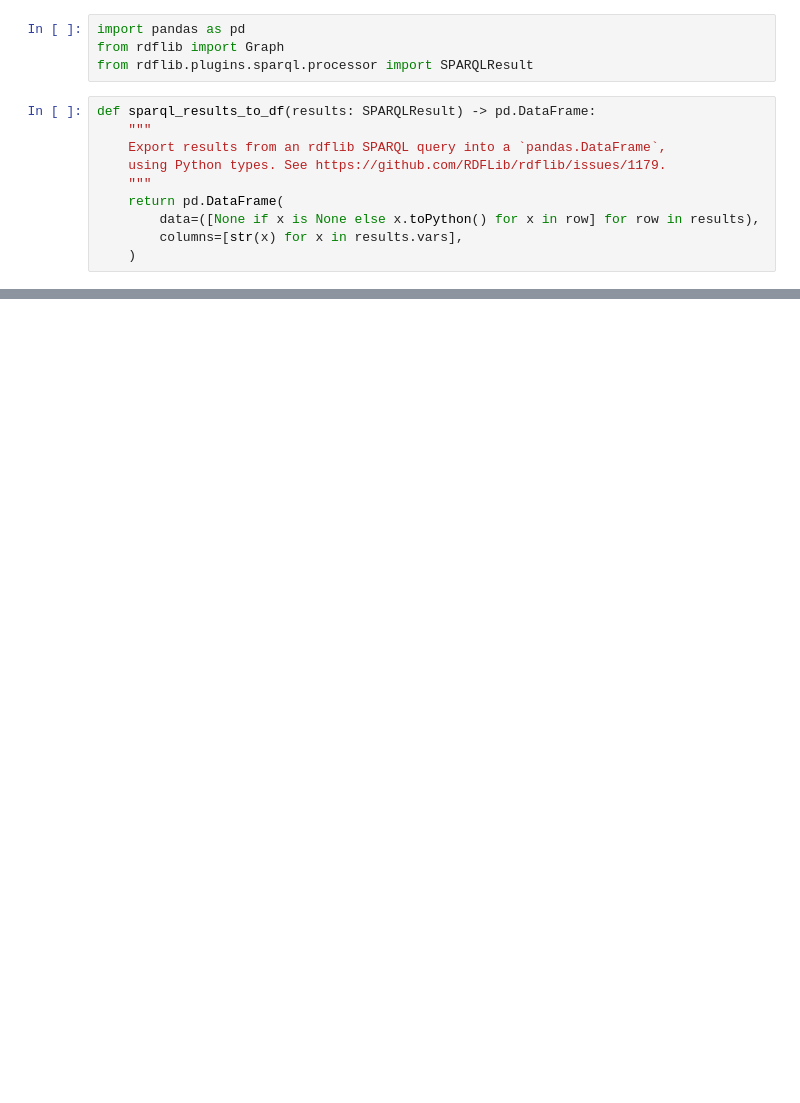
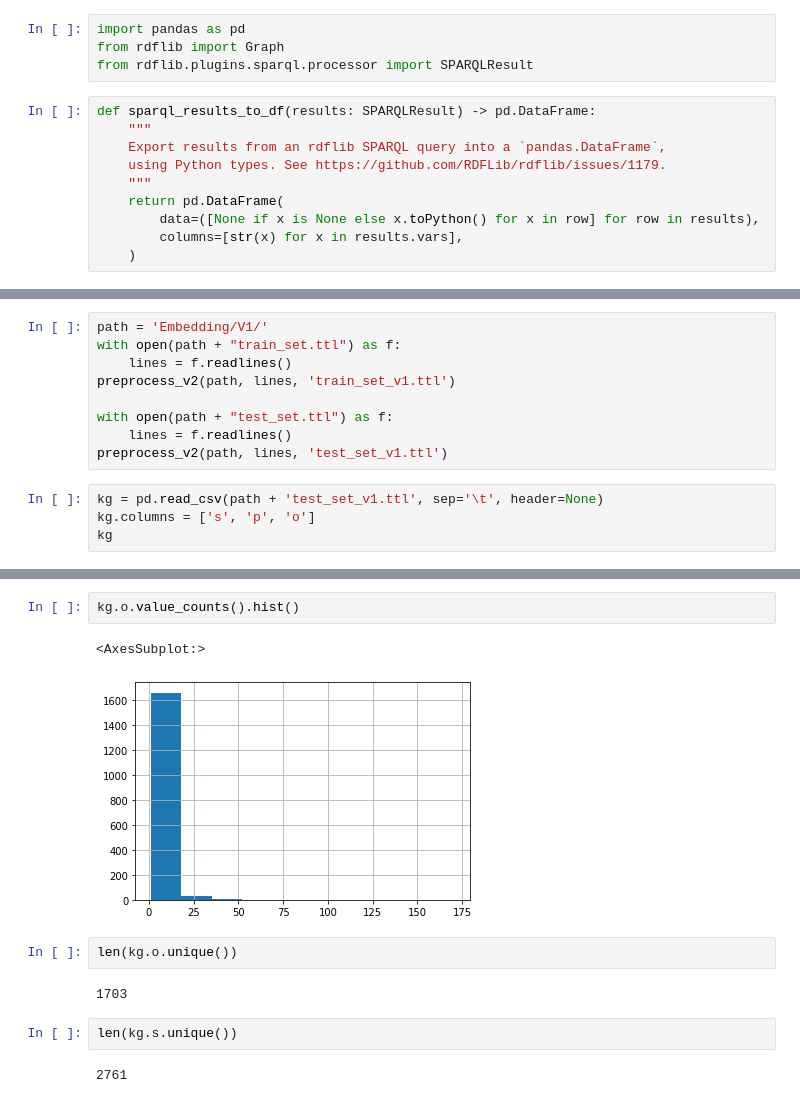
Before and after one commit to SDM-TIB/Project_Scientific_DB_Programming, a Jupyter notebook: traverse_DDI-DPI_KG.ipynb, the cells around one changed output, grey strips where cells are left out. Drawn from its saved outputs; the diff is of its cells as text; blank space fills up the shorter version.

```diff
--- a/traverse_DDI-DPI_KG.ipynb
+++ b/traverse_DDI-DPI_KG.ipynb
@@ -101,0 +224,13 @@ for line in lines:
+# %%
+path = 'Embedding/V1/'
+with open(path + "train_set.ttl") as f:
+    lines = f.readlines()
+preprocess_v2(path, lines, 'train_set_v1.ttl')
+
+with open(path + "test_set.ttl") as f:
+    lines = f.readlines()
+preprocess_v2(path, lines, 'test_set_v1.ttl')
+# %%
+kg = pd.read_csv(path + 'test_set_v1.ttl', sep='\t', header=None)
+kg.columns = ['s', 'p', 'o']
+kg
@@ -101,0 +251,13 @@ for line in lines:
+# %%
+kg.o.value_counts().hist()
+# %% [output]
+<AxesSubplot:>
+[figure, added]
+# %%
+len(kg.o.unique())
+# %% [output]
+1703
+# %%
+len(kg.s.unique())
+# %% [output]
+2761
```
Also changed, not shown: parts of 16 cells of this notebook, 11 other files.
